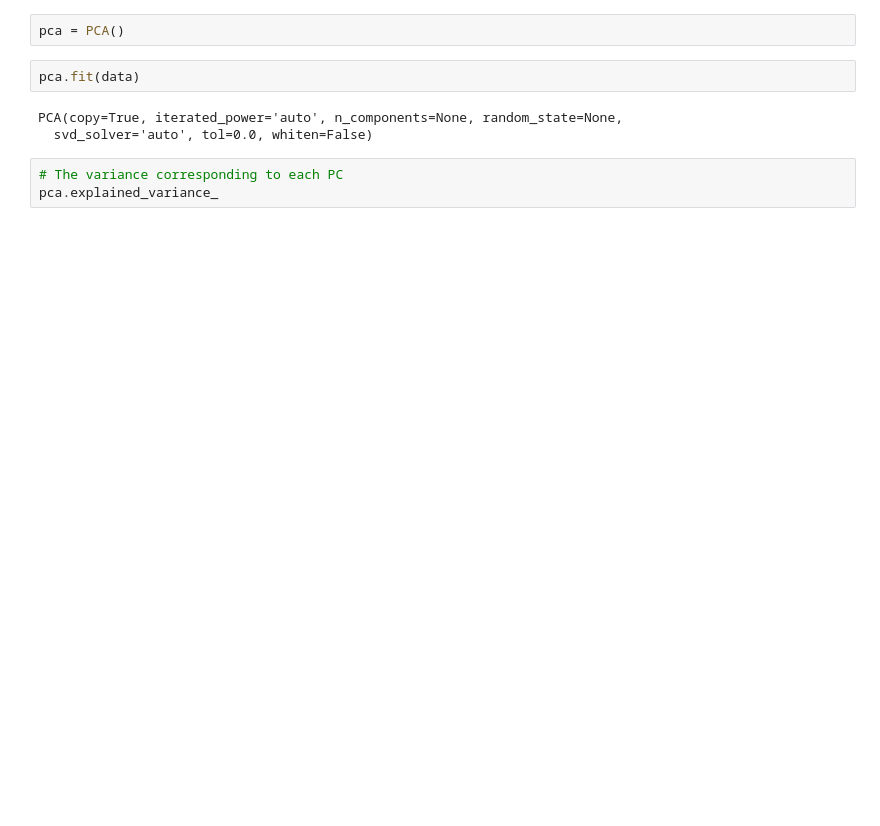
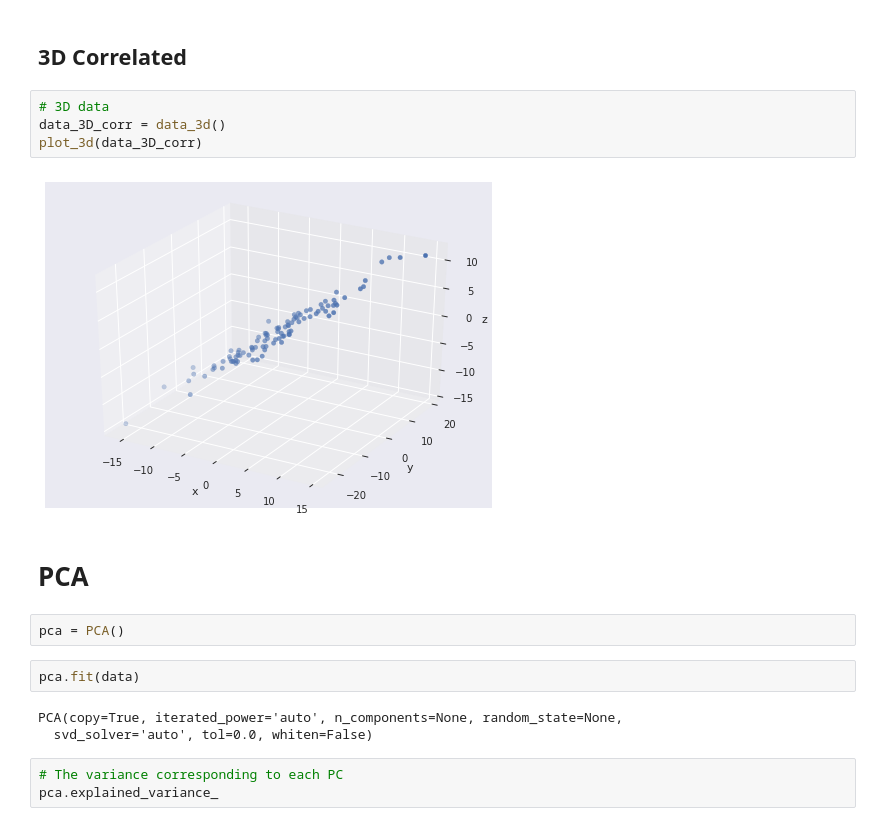
Before and after one commit to hershaw/data-science-101, a Jupyter notebook: course/API.ipynb, the cells around one changed output. Drawn from its saved outputs; the diff is of its cells as text; blank space fills up the shorter version.

```diff
--- a/course/API.ipynb
+++ b/course/API.ipynb
@@ -34,3 +57,13 @@ from sklearn.decomposition import PCA
+# %% [markdown]
+## 3D Correlated
+# %%
+# 3D data
+data_3D_corr = data_3d()
+plot_3d(data_3D_corr)
+# %% [output]
+[figure, added]
+# %% [markdown]
+# PCA
 # %%
 pca = PCA()
 # %%
```
Also changed, not shown: parts of 23 cells of this notebook, 1 other file.
